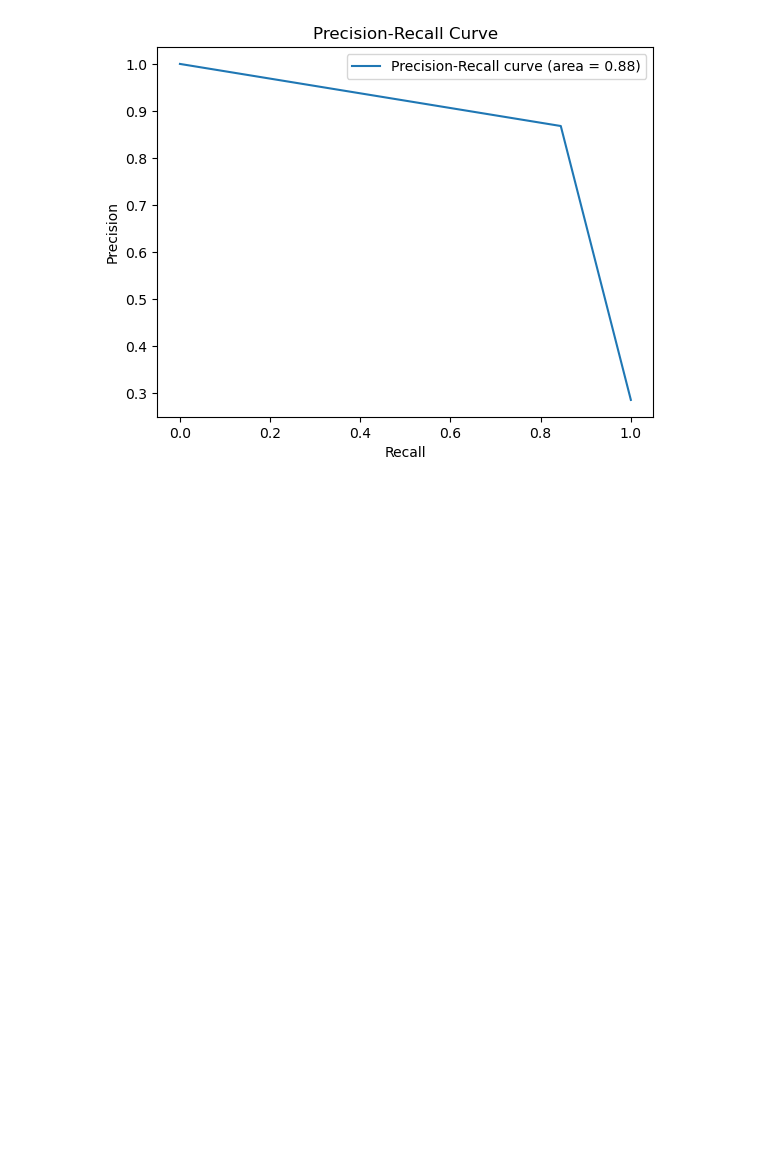
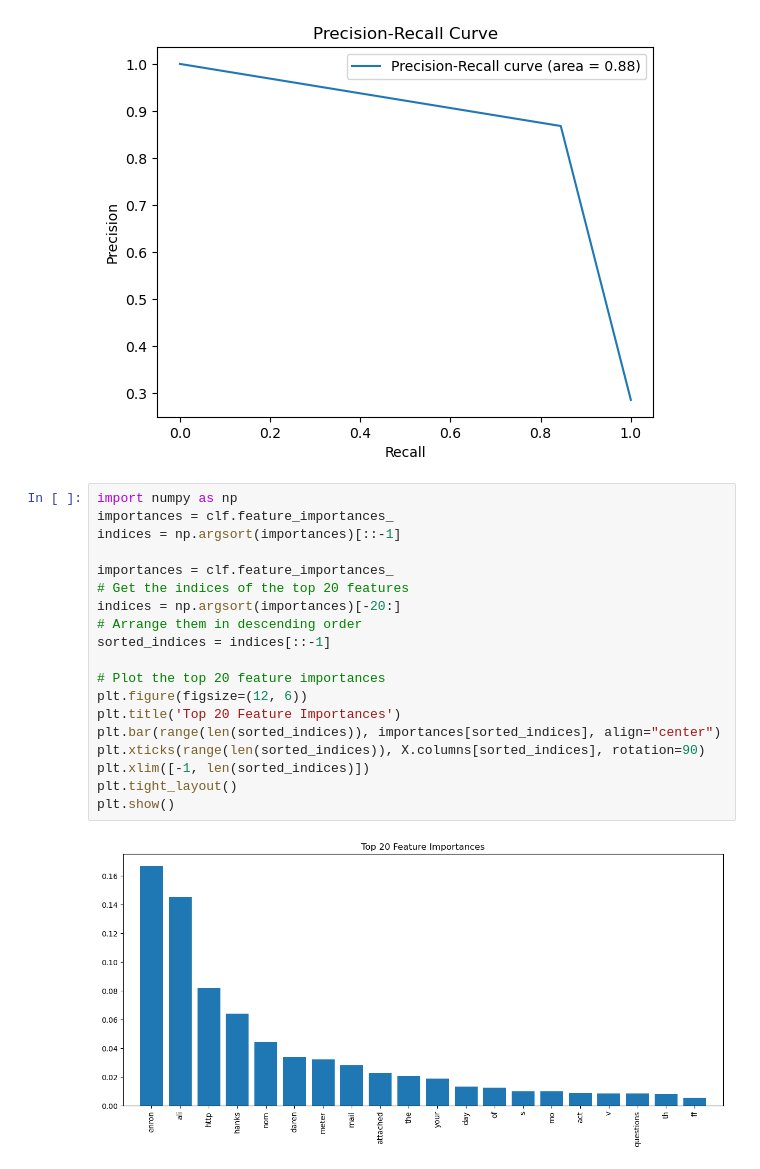
Before and after one commit to lucaspunz/ml-project, a Jupyter notebook: desicion_tree.ipynb, the cells around one changed output. Saved outputs shown, nothing was run; the diff lists cells and outputs as text; blank space fills up the shorter version.

Commit message:
Visualization

```diff
--- a/desicion_tree.ipynb
+++ b/desicion_tree.ipynb
@@ -101,3 +101,24 @@ plt.legend(loc="upper right")
 plt.show()
 # %% [output]
 [figure]
+# %%
+import numpy as np
+importances = clf.feature_importances_
+indices = np.argsort(importances)[::-1]
+
+importances = clf.feature_importances_
+# Get the indices of the top 20 features
+indices = np.argsort(importances)[-20:]
+# Arrange them in descending order
+sorted_indices = indices[::-1]
+
+# Plot the top 20 feature importances
+plt.figure(figsize=(12, 6))
+plt.title('Top 20 Feature Importances')
+plt.bar(range(len(sorted_indices)), importances[sorted_indices], align="center")
+plt.xticks(range(len(sorted_indices)), X.columns[sorted_indices], rotation=90)
+plt.xlim([-1, len(sorted_indices)])
+plt.tight_layout()
+plt.show()
+# %% [output]
+[figure, added]
```
Also changed, not shown: 1 other file.
